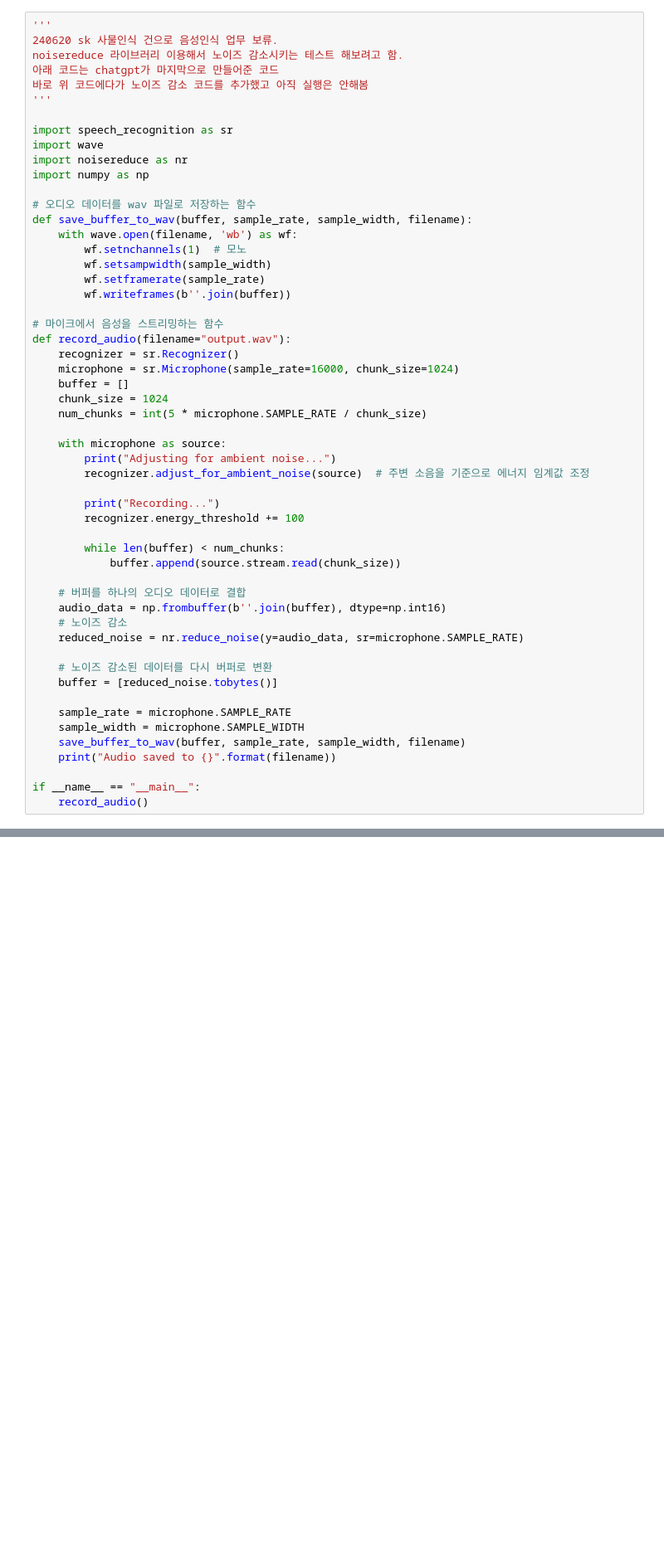
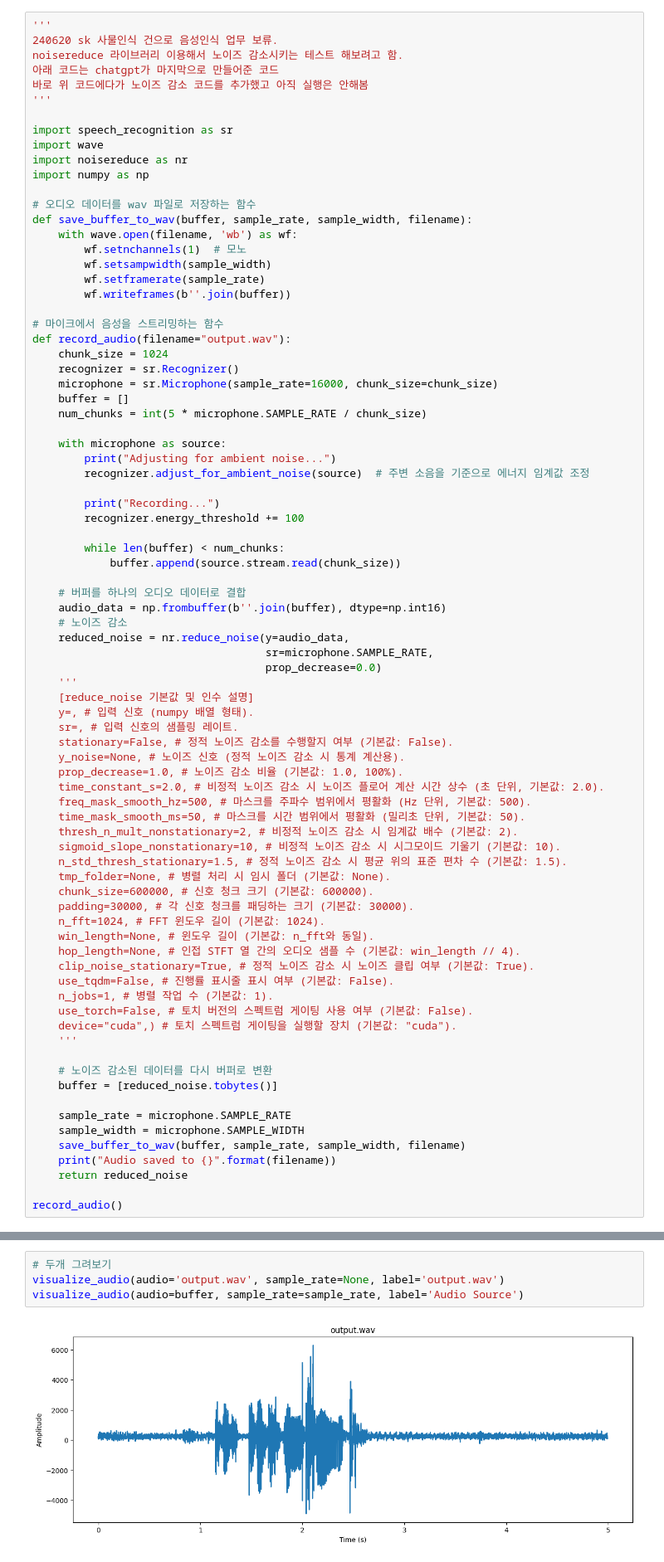
Before and after one commit to ha11yeon/denoise_fast-whisper, a Jupyter notebook: 잡음 제거 테스트.ipynb, the cells around one changed output, grey strips where cells are left out. Shown at 83% size. Drawn from its saved outputs; the diff is of its cells as text; blank space fills up the shorter version.

```diff
--- a/잡음 제거 테스트.ipynb
+++ b/잡음 제거 테스트.ipynb
@@ -65,10 +69,10 @@ def save_buffer_to_wav(buffer, sample_rate, sample_width, filename):
 
 # 마이크에서 음성을 스트리밍하는 함수
 def record_audio(filename="output.wav"):
+    chunk_size = 1024
     recognizer = sr.Recognizer()
-    microphone = sr.Microphone(sample_rate=16000, chunk_size=1024)
+    microphone = sr.Microphone(sample_rate=16000, chunk_size=chunk_size)
     buffer = []
-    chunk_size = 1024
     num_chunks = int(5 * microphone.SAMPLE_RATE / chunk_size)
 
     with microphone as source:
@@ -84,7 +88,34 @@ def record_audio(filename="output.wav"):
     # 버퍼를 하나의 오디오 데이터로 결합
     audio_data = np.frombuffer(b''.join(buffer), dtype=np.int16)
     # 노이즈 감소
-    reduced_noise = nr.reduce_noise(y=audio_data, sr=microphone.SAMPLE_RATE)
+    reduced_noise = nr.reduce_noise(y=audio_data,
+                                    sr=microphone.SAMPLE_RATE,
+                                    prop_decrease=0.0)
+    '''
+    [reduce_noise 기본값 및 인수 설명]
+    y=, # 입력 신호 (numpy 배열 형태).
+    sr=, # 입력 신호의 샘플링 레이트.
+    stationary=False, # 정적 노이즈 감소를 수행할지 여부 (기본값: False).
+    y_noise=None, # 노이즈 신호 (정적 노이즈 감소 시 통계 계산용).
+    prop_decrease=1.0, # 노이즈 감소 비율 (기본값: 1.0, 100%).
+    time_constant_s=2.0, # 비정적 노이즈 감소 시 노이즈 플로어 계산 시간 상수 (초 단위, 기본값: 2.0).
+    freq_mask_smooth_hz=500, # 마스크를 주파수 범위에서 평활화 (Hz 단위, 기본값: 500).
+    time_mask_smooth_ms=50, # 마스크를 시간 범위에서 평활화 (밀리초 단위, 기본값: 50).
+    thresh_n_mult_nonstationary=2, # 비정적 노이즈 감소 시 임계값 배수 (기본값: 2).
+    sigmoid_slope_nonstationary=10, # 비정적 노이즈 감소 시 시그모이드 기울기 (기본값: 10).
+    n_std_thresh_stationary=1.5, # 정적 노이즈 감소 시 평균 위의 표준 편차 수 (기본값: 1.5).
+    tmp_folder=None, # 병렬 처리 시 임시 폴더 (기본값: None).
+    chunk_size=600000, # 신호 청크 크기 (기본값: 600000).
+    padding=30000, # 각 신호 청크를 패딩하는 크기 (기본값: 30000).
+    n_fft=1024, # FFT 윈도우 길이 (기본값: 1024).
+    win_length=None, # 윈도우 길이 (기본값: n_fft와 동일).
+    hop_length=None, # 인접 STFT 열 간의 오디오 샘플 수 (기본값: win_length // 4).
+    clip_noise_stationary=True, # 정적 노이즈 감소 시 노이즈 클립 여부 (기본값: True).
+    use_tqdm=False, # 진행률 표시줄 표시 여부 (기본값: False).
+    n_jobs=1, # 병렬 작업 수 (기본값: 1).
+    use_torch=False, # 토치 버전의 스펙트럼 게이팅 사용 여부 (기본값: False).
+    device="cuda",) # 토치 스펙트럼 게이팅을 실행할 장치 (기본값: "cuda").
+    '''
 
     # 노이즈 감소된 데이터를 다시 버퍼로 변환
     buffer = [reduced_noise.tobytes()]
@@ -93,6 +124,6 @@ def record_audio(filename="output.wav"):
     sample_width = microphone.SAMPLE_WIDTH
     save_buffer_to_wav(buffer, sample_rate, sample_width, filename)
     print("Audio saved to {}".format(filename))
+    return reduced_noise
 
-if __name__ == "__main__":
-    record_audio()
+record_audio()
@@ -98,0 +281,6 @@ if __name__ == "__main__":
+# %%
+# 두개 그려보기
+visualize_audio(audio='output.wav', sample_rate=None, label='output.wav')
+visualize_audio(audio=buffer, sample_rate=sample_rate, label='Audio Source')
+# %% [output]
+[figure, added]
```
Also changed, not shown: parts of 18 cells of this notebook, 14 other files.
